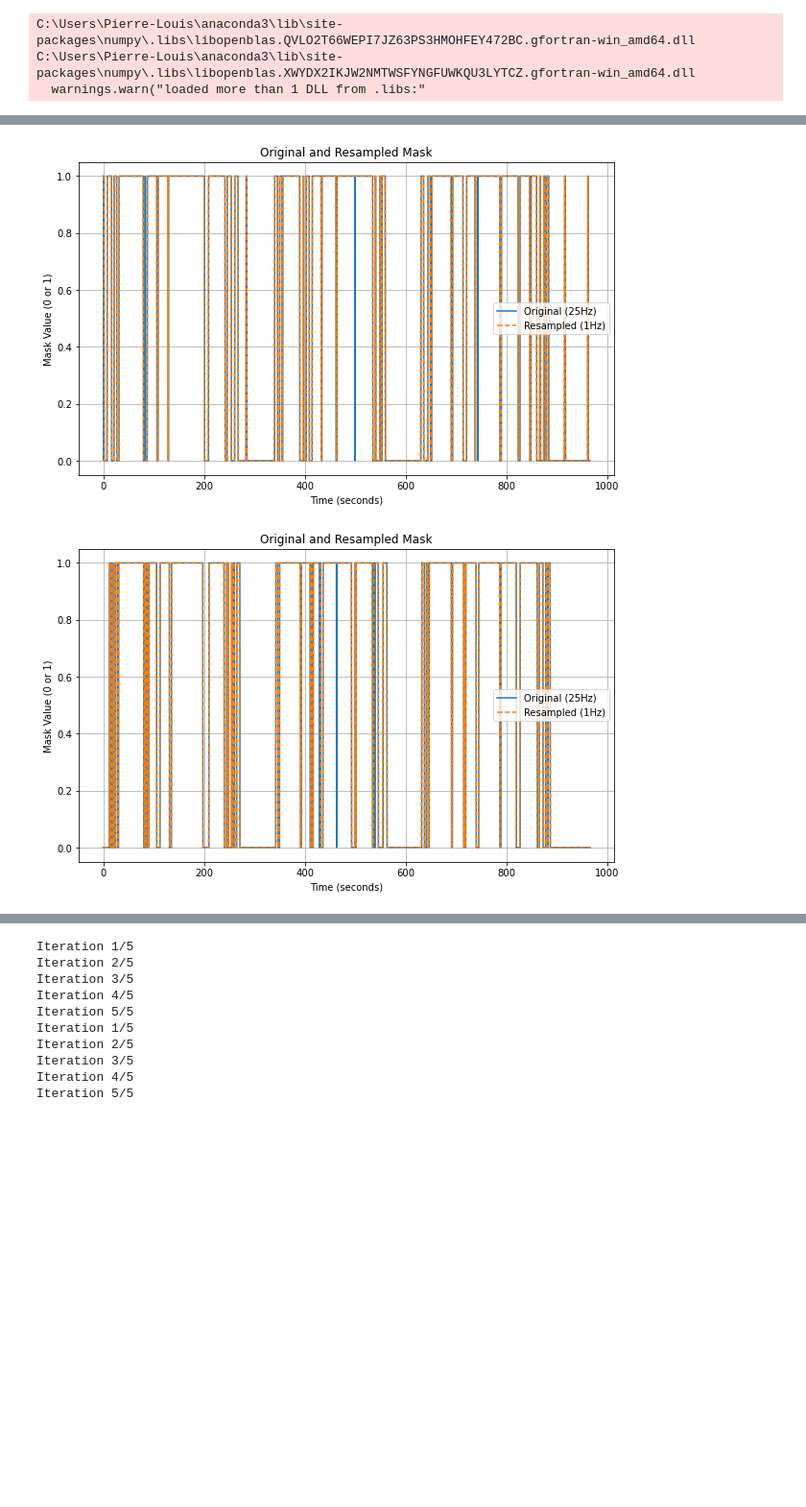
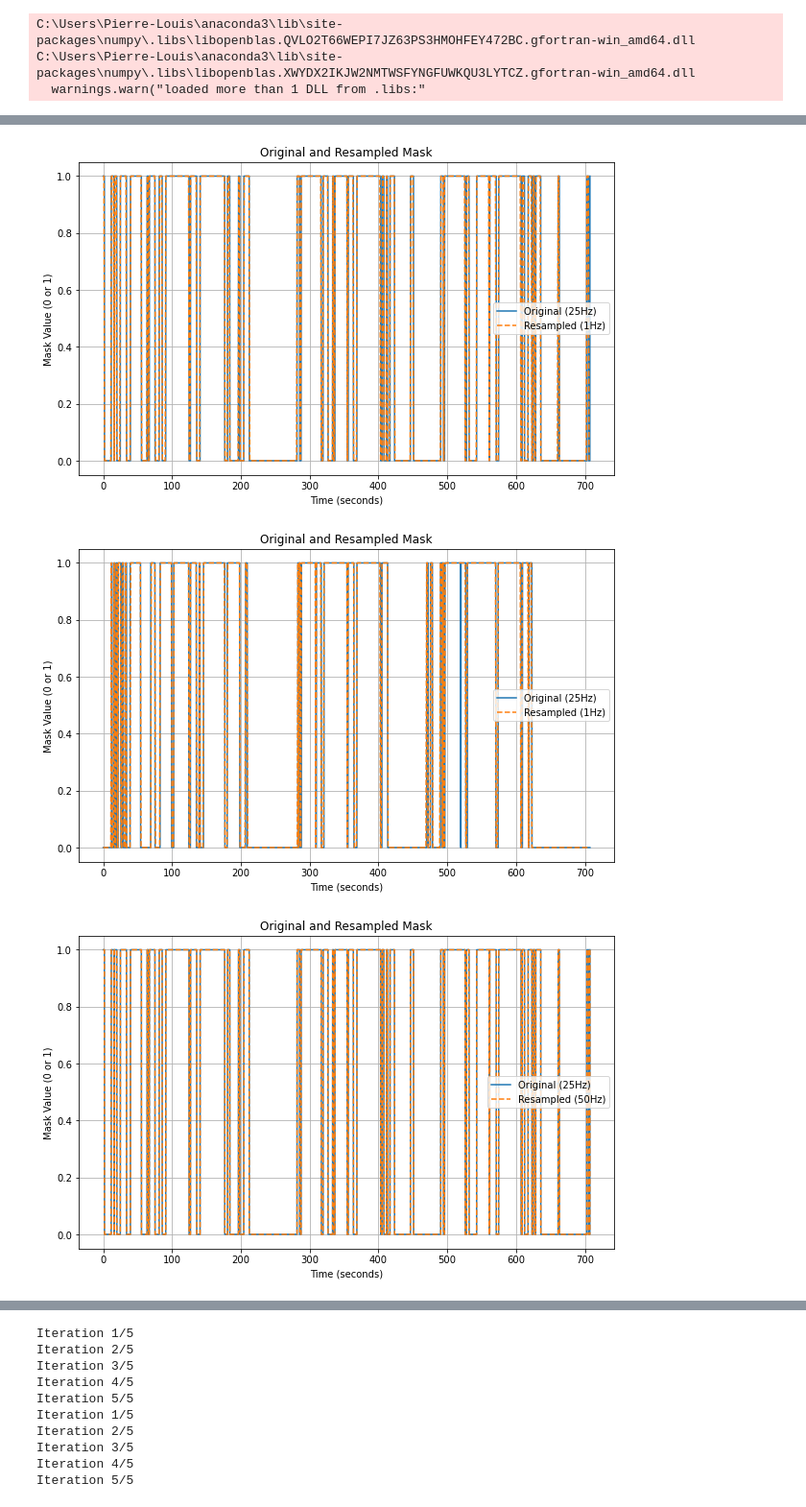
Before and after one commit to gloorli/ul-movement-tracking, a Jupyter notebook: individual_analysis_AC.ipynb, the cells around one changed output, grey strips where cells are left out. Shown: that part at 96% size. Drawn from its saved outputs; the diff is of its cells as text; code cells hidden in the pictures; blank space fills up the shorter version.

```diff
--- a/individual_analysis_AC.ipynb
+++ b/individual_analysis_AC.ipynb
@@ -14,6 +16,6 @@ C:\Users\Pierre-Louis\anaconda3\lib\site-packages\numpy\.libs\libopenblas.XWYDX2
 # %%
 #CHANGE VALUES HERE#
 # H for Healthy and S for Stroke
-participant_id = 'H001'
+participant_id = 'H005'
 participant_group = 'H'
 # %%
@@ -72,25 +75,29 @@ plot_raw_data(processed_data_ndh, sampling_freq)
 # %%
-# Replace all WBM by NF movements inside the GT mask @ 25 Hz
-GT_mask_25Hz_NDH = replace_wbm_with_nf(GT_mask_25Hz_NDH).ravel()
-GT_mask_25Hz_DH = replace_wbm_with_nf(GT_mask_25Hz_DH).ravel()
+# Replace all WBM (whole-body movements) by NF movements inside the GT mask @ 25 Hz
+# Could be changed in the future (e.g. remove all WBM movements)
+GT_mask_NDH_25Hz = replace_wbm_with_nf(GT_mask_25Hz_NDH).ravel()
+GT_mask_DH_25Hz = replace_wbm_with_nf(GT_mask_25Hz_DH).ravel()
 # %%
 # Downsample GT masks to be used later on for AC (1Hz) and GM (2Hz) computation
-GT_mask_NDH_1Hz = resample_mask(GT_mask_25Hz_NDH, FPS_mask, frequency_AC)
-GT_mask_DH_1Hz = resample_mask(GT_mask_25Hz_DH, FPS_mask, frequency_AC)
-GT_mask_NDH_2Hz = resample_mask(GT_mask_25Hz_NDH, FPS_mask, frequency_GM)
-GT_mask_DH_2Hz = resample_mask(GT_mask_25Hz_DH, FPS_mask, frequency_GM)
+GT_mask_NDH_1Hz = resample_mask(GT_mask_NDH_25Hz, FPS_mask, frequency_AC)
+GT_mask_DH_1Hz = resample_mask(GT_mask_DH_25Hz, FPS_mask, frequency_AC)
+GT_mask_NDH_2Hz = resample_mask(GT_mask_NDH_25Hz, FPS_mask, frequency_GM)
+GT_mask_DH_2Hz = resample_mask(GT_mask_DH_25Hz, FPS_mask, frequency_GM)
 
 # Ensure GT Mask @ 1 hZ have same size as the Brond AC values
 GT_mask_NDH_1Hz, AC_ndh = remove_extra_elements(GT_mask_NDH_1Hz, AC_ndh)
 GT_mask_DH_1Hz, AC_dh = remove_extra_elements(GT_mask_DH_1Hz, AC_dh)
 # %%
 # Upsample GT masks to be used lated for the GM algorithm computation (50 Hz)
-GT_mask_NDH_50Hz = resample_mask(GT_mask_25Hz_NDH, FPS_mask, frequency_euler_angles)
-GT_mask_DH_50Hz = resample_mask(GT_mask_25Hz_DH, FPS_mask, frequency_euler_angles)
+GT_mask_NDH_50Hz = resample_mask(GT_mask_NDH_25Hz, FPS_mask, frequency_euler_angles)
+GT_mask_DH_50Hz = resample_mask(GT_mask_DH_25Hz, FPS_mask, frequency_euler_angles)
 # %%
-# Some plots to ensure the downsampling was correctly done
-plot_resampled_arrays(GT_mask_25Hz_NDH, FPS_mask, GT_mask_NDH_1Hz, frequency_AC)
-plot_resampled_arrays(GT_mask_25Hz_DH, FPS_mask, GT_mask_DH_1Hz, frequency_AC)
+# Plots to ensure the downsampling was correctly done
+plot_resampled_arrays(GT_mask_NDH_25Hz, FPS_mask, GT_mask_NDH_1Hz, frequency_AC)
+plot_resampled_arrays(GT_mask_DH_25Hz, FPS_mask, GT_mask_DH_1Hz, frequency_AC)
+plot_resampled_arrays(GT_mask_NDH_25Hz, FPS_mask, GT_mask_NDH_50Hz, frequency_euler_angles)
+plot_resampled_arrays(GT_mask_DH_25Hz, FPS_mask, GT_mask_DH_50Hz, frequency_euler_angles)
 # %% [output]
-[figure, old version]
+[figure, new version]
-[figure, old version]
+[figure, new version]
+[figure, added]
```
Also changed, not shown: parts of 22 cells of this notebook, 9 other files.
